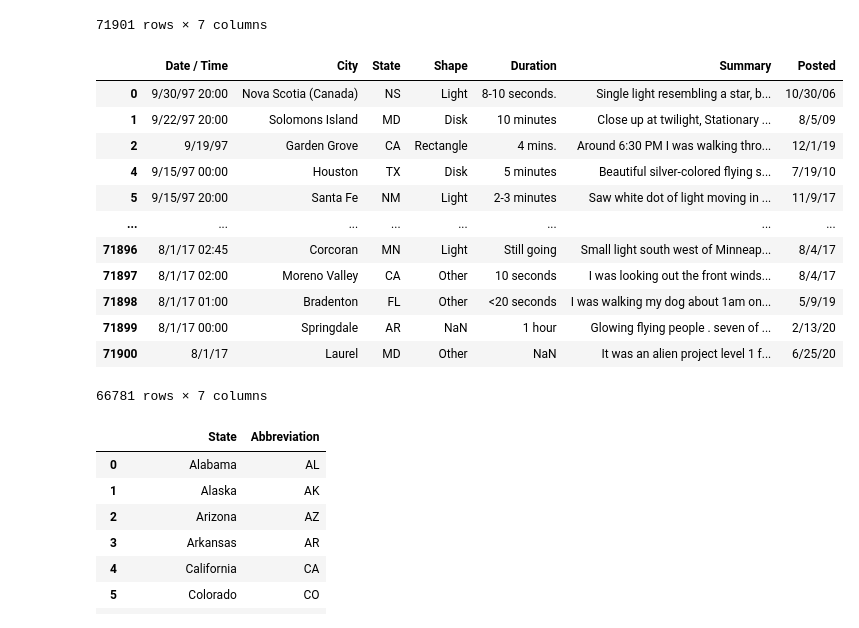
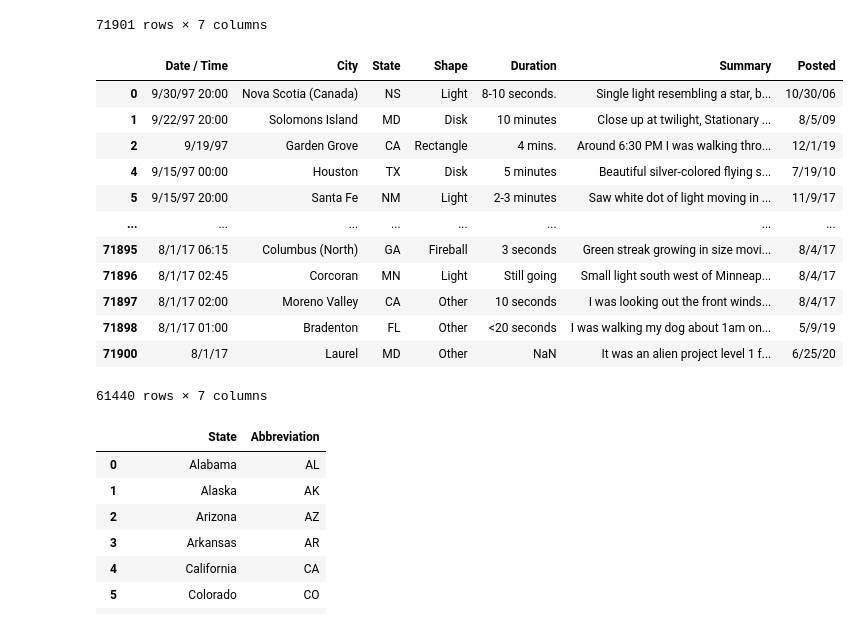
Before and after one commit to douglasshibata/DataSciencePandas, a Jupyter notebook: 5_7_Limpeza_dos_dados.ipynb, the cells around one changed output. Cells and saved outputs as stored; diff of their text form; code cells hidden in the pictures.

```diff
--- a/5_7_Limpeza_dos_dados.ipynb
+++ b/5_7_Limpeza_dos_dados.ipynb
@@ -35,27 +35,33 @@ ovnis
 # %%
 #Remover registros que tenham valores vazios (None, Unknown, ...) para City, State e Shape;
 ovnis.drop(ovnis.index[ovnis['City'] == 'None'], inplace = True)
 ovnis.drop(ovnis.index[ovnis['City'] == None], inplace = True)
 ovnis.drop(ovnis.index[ovnis['State'] == None], inplace = True)
-ovnis.drop(ovnis.index[ovnis['Shape'] == 'Unknown'], inplace = True)
 ovnis.drop(ovnis.index[ovnis['Shape'] == None], inplace = True)
-ovnis.drop(ovnis.index[ovnis['Shape'] == "NaN"], inplace = True)
+ovnis.drop(ovnis.index[ovnis['Shape'] == "Unknown"], inplace = True)
 ovnis['State'].dropna()
+ovnis['Shape'].dropna()
+ovnis['City'].dropna()
+ovnis.dropna(subset=['City', 'Shape','State'])
+ovnis.dropna(how='all')
+ovnis = ovnis[ovnis['Shape'].notna()]
+ovnis = ovnis[ovnis['City'].notna()]
+ovnis = ovnis[ovnis['State'].notna()]
 ovnis
 # %% [output]
 |  | Date / Time | City | State | Shape | Duration | Summary | Posted |
 | 0 | 9/30/97 20:00 | Nova Scotia (Canada) | NS | Light | 8-10 seconds. | Single light resembling a star, b... | 10/30/06 |
 | 1 | 9/22/97 20:00 | Solomons Island | MD | Disk | 10 minutes | Close up at twilight, Stationary ... | 8/5/09 |
 | 2 | 9/19/97 | Garden Grove | CA | Rectangle | 4 mins. | Around 6:30 PM I was walking thro... | 12/1/19 |
 | 4 | 9/15/97 00:00 | Houston | TX | Disk | 5 minutes | Beautiful silver-colored flying s... | 7/19/10 |
 | 5 | 9/15/97 20:00 | Santa Fe | NM | Light | 2-3 minutes | Saw white dot of light moving in ... | 11/9/17 |
 | ... | ... | ... | ... | ... | ... | ... | ... |
+| 71895 | 8/1/17 06:15 | Columbus (North) | GA | Fireball | 3 seconds | Green streak growing in size movi... | 8/4/17 |
 | 71896 | 8/1/17 02:45 | Corcoran | MN | Light | Still going | Small light south west of Minneap... | 8/4/17 |
 | 71897 | 8/1/17 02:00 | Moreno Valley | CA | Other | 10 seconds | I was looking out the front winds... | 8/4/17 |
 | 71898 | 8/1/17 01:00 | Bradenton | FL | Other | <20 seconds | I was walking my dog about 1am on... | 5/9/19 |
-| 71899 | 8/1/17 00:00 | Springdale | AR | NaN | 1 hour | Glowing flying people . seven of ... | 2/13/20 |
 | 71900 | 8/1/17 | Laurel | MD | Other | NaN | It was an alien project level 1 f... | 6/25/20 |
-66781 rows × 7 columns
+61440 rows × 7 columns
 # %%
 states_usa = pd.read_csv('https://raw.githubusercontent.com/oliveirafhm/data_science/master/usa_states.csv')
 states_usa
```
Also changed, not shown: parts of 7 cells of this notebook.
